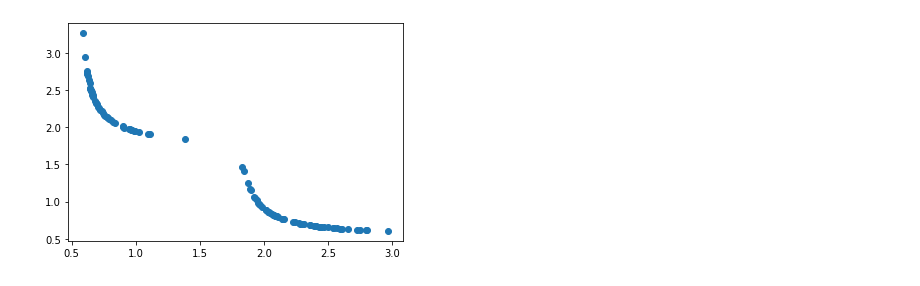
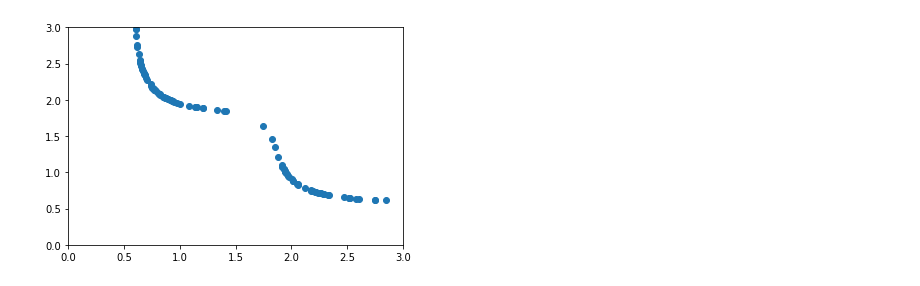
Before and after one commit to DonRoboto/MOO_v1, a Jupyter notebook: T2_P2_P3_GD_version1.ipynb, the cells around one changed output. Cells and saved outputs as stored; diff of their text form; code cells hidden in the pictures.

```diff
--- a/T2_P2_P3_GD_version1.ipynb
+++ b/T2_P2_P3_GD_version1.ipynb
@@ -127,0 +152,20 @@ plt.show()
+# %%
+
+fig = plt.figure()
+ax1 = fig.add_subplot(111)
+
+index=0
+for i in range(100):
+  d1=[]
+  d2=[]
+  for j in range(10):
+    d1.append(graph[index][2])
+    d2.append(graph[index][3])
+    index += 1
+  ax1.scatter(d1, d2)
+
+plt.xlim([0, 20])
+plt.ylim([0, 10])
+
+plt.legend(loc='upper left');
+plt.show()
@@ -128,4 +175,11 @@ plt.show()
 # %%
+
+f_p = open('T2_P3_GD_parcial.csv', 'w')
+f_f = open('T2_P3_GD_final.csv', 'w')
+writer_p = csv.writer(f_p)
+writer_f = csv.writer(f_f)
+
+graph = []
 
 rango_min = -2
 rango_max = 2
@@ -138,31 +192,48 @@ graph_2=[]
 
 
 for iter in range(len(w1)):
   myFunc = (w1[iter]*func_1.fx)+(w2[iter]*func_2.fx)
 
 
   # X inicial aleatorio
   r1 = random.uniform(rango_min, rango_max)
   r2 = random.uniform(rango_min, rango_max)
   xk = np.array([[r1], [r2]])
 
   #parametros iniciales
   alpha = 0.1
   ro = 0.1
   c = 0.0001
 
   for j in range(50):
     pka = pk(myFunc, xk)
     #alpha = StepSize(myFunc, xk, alpha, ro, c)
     xk = xk + (alpha * pka)
 
+    ev_pr1 = Eval(func_1, xk)
+    ev_pr2 = Eval(func_2, xk)
+
+    row_p = [iter, j, ev_pr1, ev_pr2]
+    graph.append(row_p)
+    writer_p.writerow(row_p)
+
   ev1 = Eval(func_1, xk)
   ev2 = Eval(func_2, xk)
 
   graph_1.append(ev1)
   graph_2.append(ev2)
 
+  row_f = [iter, j, ev1, ev2]
+  writer_f.writerow(row_f)
+
+
+f_p.close()
+f_f.close()
+
+plt.xlim([0, 3])
+plt.ylim([0, 3])
+
 plt.scatter(graph_1, graph_2)
 plt.show()
 # %% [output]
-[figure, old version]
+[figure, new version]
```
Also changed, not shown: parts of 4 cells of this notebook.
